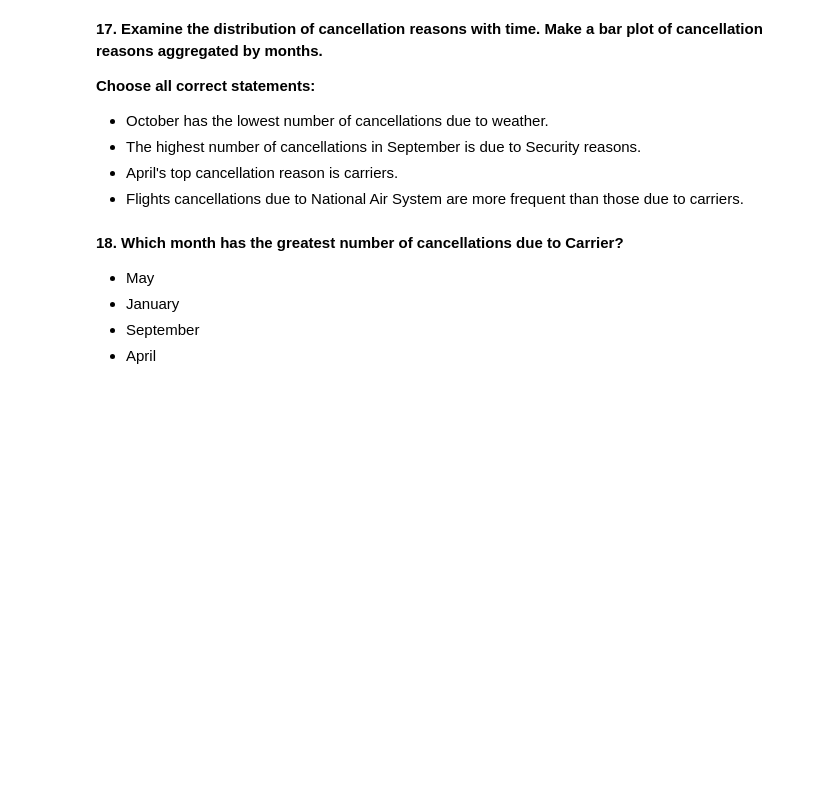
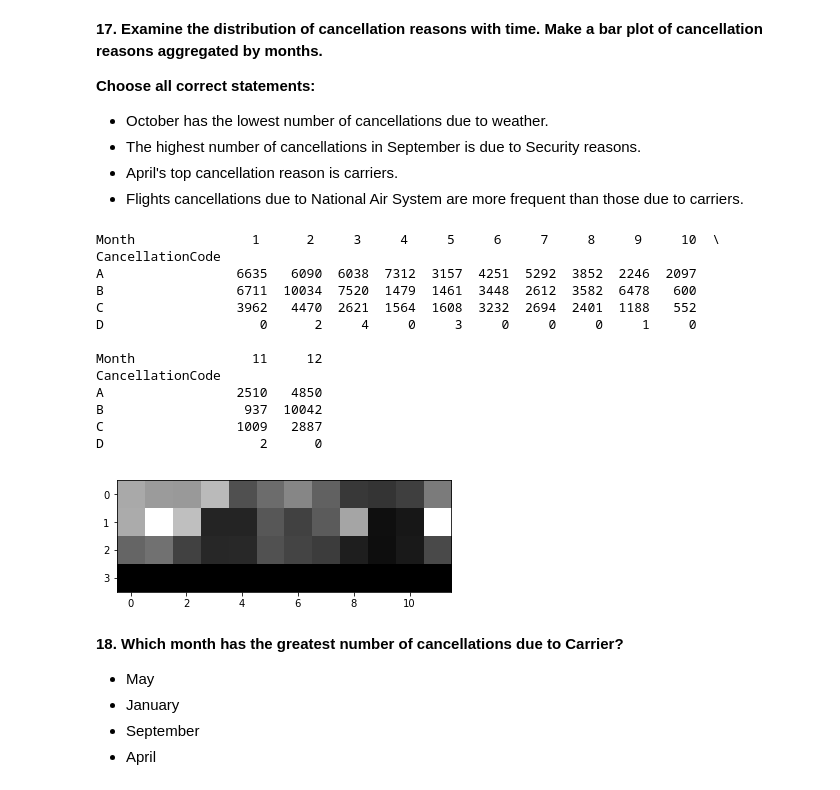
Before and after one commit to hiankun/mlcourse.ai, a Jupyter notebook: jupyter_english/assignments_spring2019/assignment1_USA_flights_EDA.ipynb, the cells around one changed output. Saved outputs shown, nothing was run; the diff lists cells and outputs as text; code cells hidden in the pictures; blank space fills up the shorter version.

```diff
--- a/jupyter_english/assignments_spring2019/assignment1_USA_flights_EDA.ipynb
+++ b/jupyter_english/assignments_spring2019/assignment1_USA_flights_EDA.ipynb
@@ -392,3 +625,25 @@ _Hint_: Look for official meteorological winter months for the Nothern Hemisphse
+# %%
+#cancellation_code = {'A':'Carrier', 'B':'Weather', 'C':'National Air System', 'D':'Security'}
+
+print(pd.crosstab(flights_df.CancellationCode, flights_df.Month))
+
+plt.imshow(pd.crosstab(flights_df.CancellationCode, flights_df.Month),
+           cmap='gray', interpolation='none');
+# %% [output]
+Month               1      2     3     4     5     6     7     8     9     10  \
+CancellationCode
+A                 6635   6090  6038  7312  3157  4251  5292  3852  2246  2097
+B                 6711  10034  7520  1479  1461  3448  2612  3582  6478   600
+C                 3962   4470  2621  1564  1608  3232  2694  2401  1188   552
+D                    0      2     4     0     3     0     0     0     1     0
+
+Month               11     12
+CancellationCode
+A                 2510   4850
+B                  937  10042
+C                 1009   2887
+D                    2      0
+[figure, added]
 # %% [markdown]
 **18. Which month has the greatest number of cancellations due to Carrier?**
 - May
```
Also changed, not shown: parts of 49 cells of this notebook.
